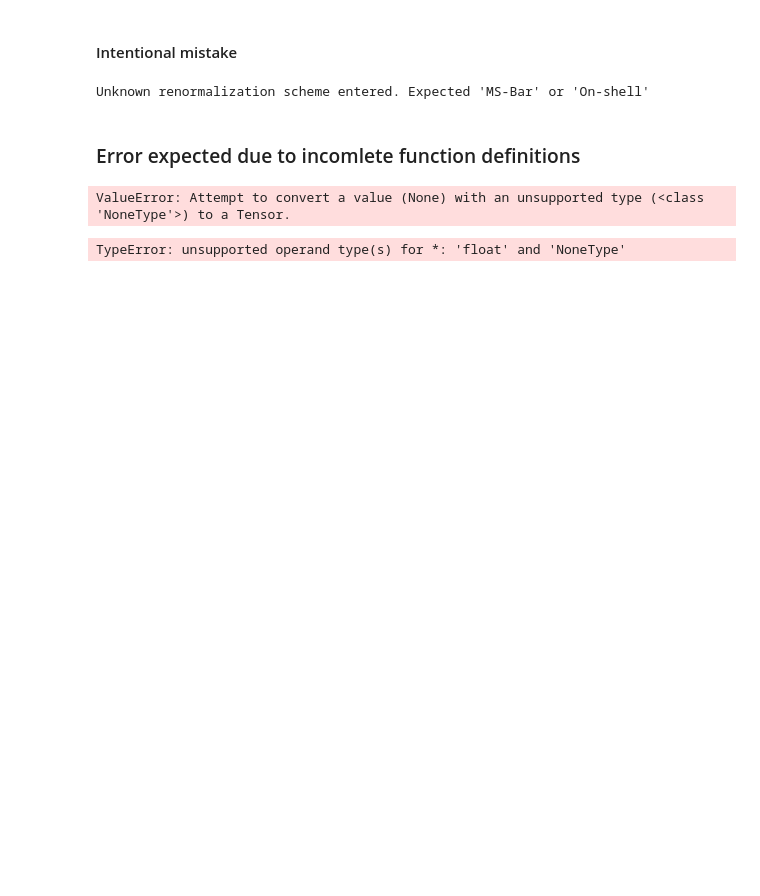
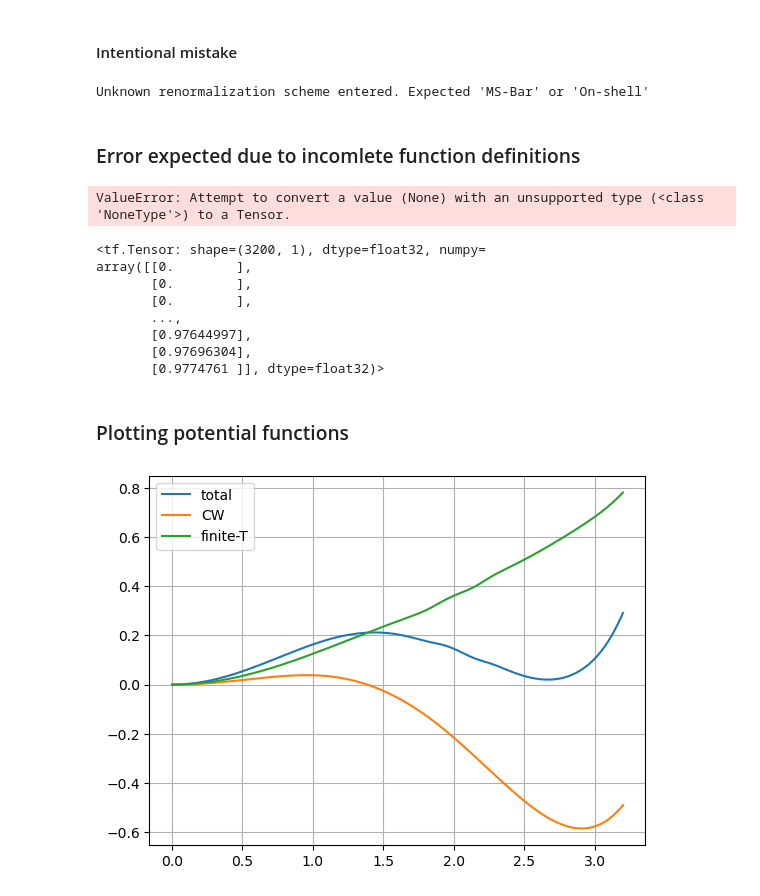
Before and after one commit to suraj083/ewpt-model, a Jupyter notebook: test.ipynb, the cells around one changed output. Cells and saved outputs as stored; diff of their text form; code cells hidden in the pictures; blank space fills up the shorter version.

Commit message:
consistency check through plots

```diff
--- a/test.ipynb
+++ b/test.ipynb
@@ -41,6 +41,7 @@ b_quark
 ### Calling higgs and goldstone masses as functions of $(h, T)$ and plotting
 # %%
 hy = elvet.box((0.0, 3.2, 3200))
+h0 = tf.zeros((len(hy), 1), dtype=tf.float32)
 
 mh1 = lambda h, T: test_model1.field_object_list[0].mass_sq(h, T)
 mG1 = lambda h, T: test_model1.field_object_list[1].mass_sq(h, T)
@@ -91,6 +92,23 @@ test_model1.cw_potential_deriv(hy,90/80,**{'scale':2.1595, 'scheme':'MS-Bar'})
 # %% [output]
 ValueError: Attempt to convert a value (None) with an unsupported type (<class 'NoneType'>) to a Tensor.
 # %%
-test_model1.finite_T_potential(hy,90/80,False)
+test_model1.finite_T_potential(hy,100,False)-test_model1.finite_T_potential(h0,100,False)
 # %% [output]
-TypeError: unsupported operand type(s) for *: 'float' and 'NoneType'
+<tf.Tensor: shape=(3200, 1), dtype=float32, numpy=
+array([[0.        ],
+       [0.        ],
+       [0.        ],
+       ...,
+       [0.97644997],
+       [0.97696304],
+       [0.9774761 ]], dtype=float32)>
+# %% [markdown]
+### Plotting potential functions
+# %%
+plt.plot(hy, (test_model1.total_potential(hy, 90, False, **{'scheme':"MS-Bar", 'scale':2.1595}) - test_model1.total_potential(h0, 90, False, **{'scheme':"MS-Bar", 'scale':2.1595})), label="total")
+plt.plot(hy, (test_model1.cw_potential(hy, 90, **{'scheme':"MS-Bar", 'scale':2.1595}) - test_model1.cw_potential(h0, 90, **{'scheme':"MS-Bar", 'scale':2.1595})), label="CW" )
+plt.plot(hy, (test_model1.finite_T_potential(hy, 90, False) - test_model1.finite_T_potential(h0, 90, False)), label="finite-T" )
+plt.legend()
+plt.grid(True)
+# %% [output]
+[figure, added]
```
Also changed, not shown: parts of 4 cells of this notebook, 1 other file.
